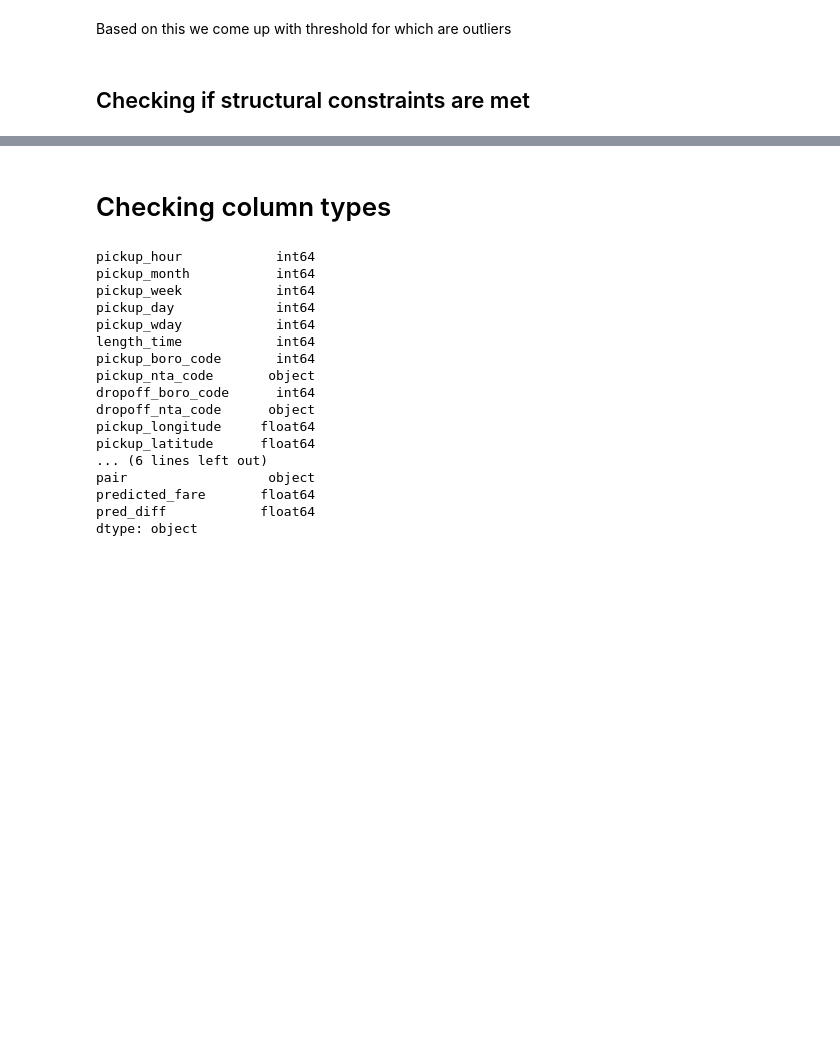
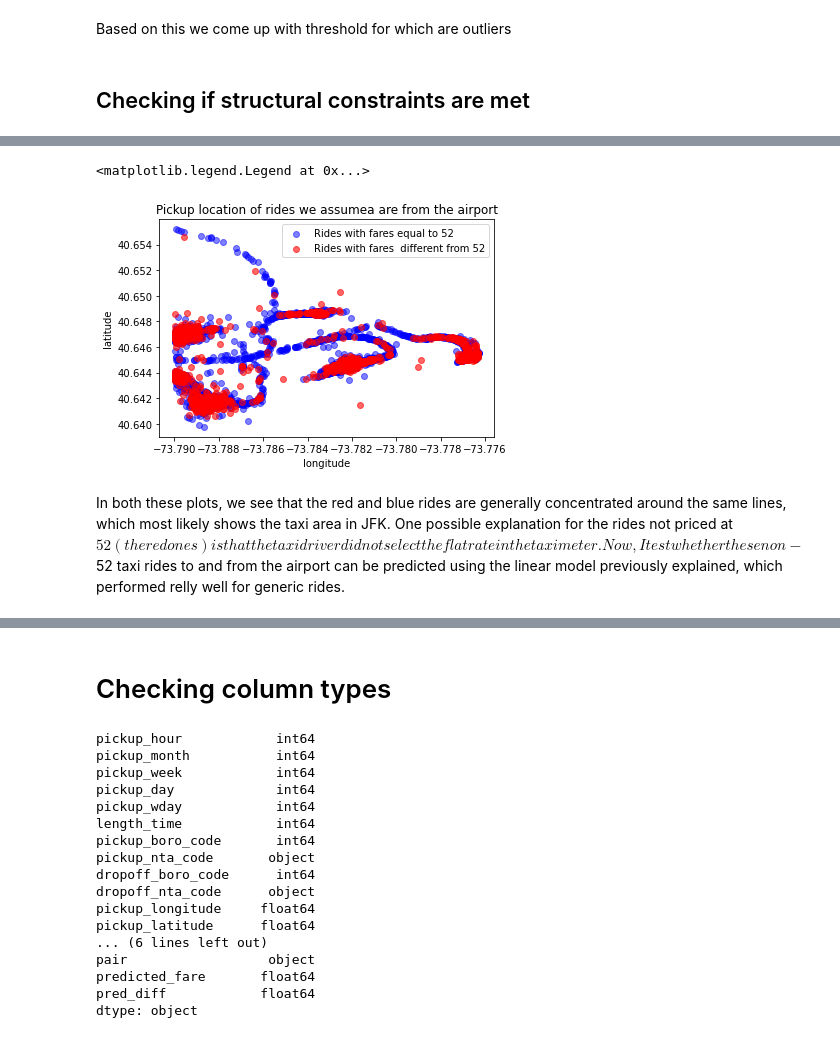
Before and after one commit to MichalKrzyzanski2002/Foundations-Data-Science-Project, a Jupyter notebook: Cleaning.ipynb, the cells around one changed output, grey strips where cells are left out. Cells and saved outputs as stored; diff of their text form; code cells hidden in the pictures; blank space fills up the shorter version.

```diff
--- a/Cleaning.ipynb
+++ b/Cleaning.ipynb
@@ -497,0 +454,13 @@ data.loc[(data["fare_amount"] == 52) & (airport_pickup_dropoff_mask) & (data["le
+# %%
+
+plt.scatter(data.loc[(data["fare_amount"] == 52) & (airport_pickup_mask)]['pickup_longitude'],data.loc[(data["fare_amount"] == 52) & (airport_pickup_mask)]['pickup_latitude'], color = 'blue', label = "Rides with fares equal to 52", alpha = 0.5)
+plt.scatter(data.loc[(data["fare_amount"] != 52) & (airport_pickup_mask)]['pickup_longitude'],data.loc[(data["fare_amount"] != 52) & (airport_pickup_mask)]['pickup_latitude'], color = 'red', label = "Rides with fares  different from 52", alpha = 0.6)
+plt.xlabel('longitude')
+plt.ylabel('latitude')
+plt.title('Pickup location of rides we assumea are from the airport')
+plt.legend()
+# %% [output]
+<matplotlib.legend.Legend at 0x...>
+[figure, added]
+# %% [markdown]
+In both these plots, we see that the red and blue rides are generally concentrated around the same lines, which most likely shows the taxi area in JFK. One possible explanation for the rides not priced at $52 (the red ones) is that the taxi driver did not select the flat rate in the taximeter. Now, I test whether these non-$52 taxi rides to and from the airport can be predicted using the linear model previously explained, which performed relly well for generic rides.
```
Also changed, not shown: parts of 34 cells of this notebook.
